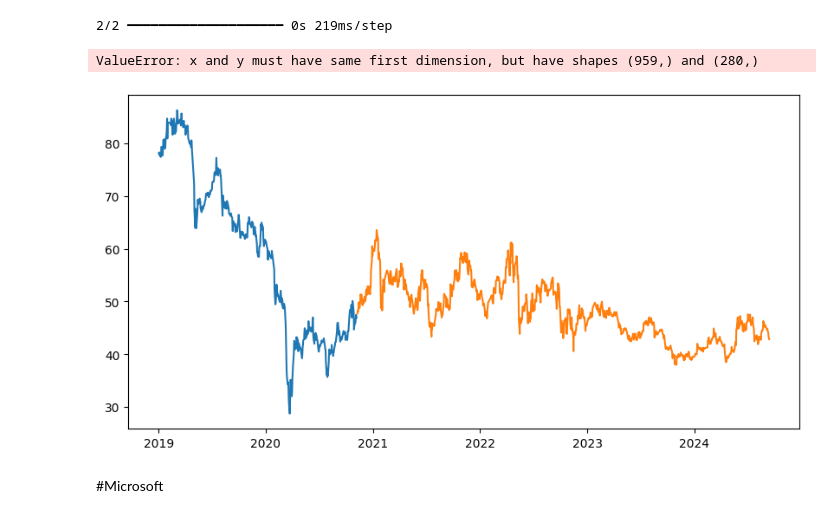
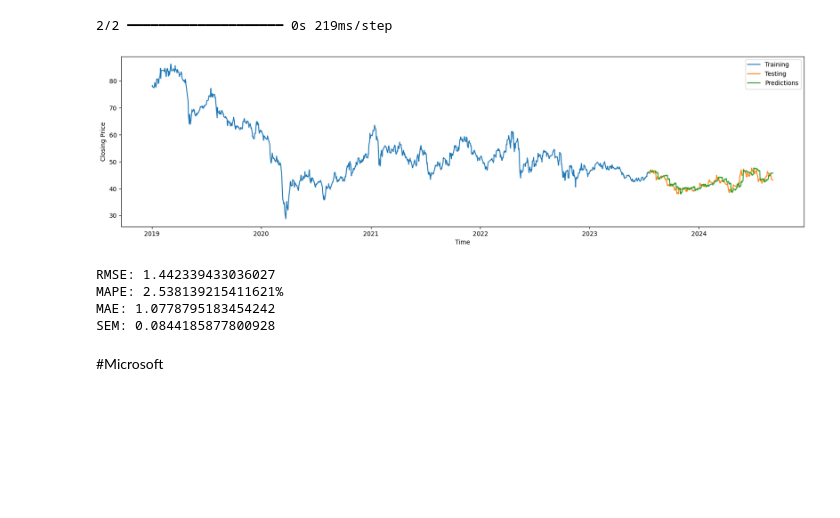
Before and after one commit to abuhmhai/Stock-Price-Prediction-X, a Jupyter notebook: Deep_Learning_Model.ipynb, the cells around one changed output. Drawn from its saved outputs; the diff is of its cells as text; code cells hidden in the pictures; blank space fills up the shorter version.

Commit message:
add img BVH Prediction

```diff
--- a/Deep_Learning_Model.ipynb
+++ b/Deep_Learning_Model.ipynb
@@ -558,14 +558,3 @@ plt.show()
 BVH_prediction = BVH_Model.predict(BVH_Test_X)
 # %% [output]
 2/2 ━━━━━━━━━━━━━━━━━━━━ 0s 219ms/step
-# %%
-plt.figure(figsize=(10, 5))
-plt.plot(BVH['Date'][BVH['Date'] < '2020-11-07'], BVH['Adj. Close'][BVH['Date'] < '2020-11-07'], label = 'Training')
-plt.plot(BVH['Date'][BVH['Date'] >= '2020-11-07'], BVH['Adj. Close'][BVH['Date'] >= '2020-11-07'], label = 'Testing')
-plt.plot(BVH['Date'][BVH['Date'] >= '2020-11-07'], BVH_prediction.reshape(-1), label = 'Predictions')
-plt.xlabel('Time')
-plt.ylabel('Closing Price')
-plt.legend(loc = 'best')
-# %% [output]
-ValueError: x and y must have same first dimension, but have shapes (959,) and (280,)
-[figure, removed]
@@ -577,3 +561,62 @@ print(f'MAPE: {mape}')
+# %%
+
+# Define the start date of testing period
+test_start_date = '2023-07-21'
+
+# Ensure that ACB_Test_Y and ACB_prediction are 1-dimensional
+BVH_Test_Y = np.ravel(BVH_Test_Y)  # Flatten if necessary
+BVH_prediction = np.ravel(BVH_prediction)  # Flatten if necessary
+
+# Create a DataFrame for testing data
+BVH_Test_Data = pd.DataFrame({
+    'Date': BVH['Date'][BVH['Date'] >= test_start_date].reset_index(drop=True)[:len(BVH_Test_Y)],
+    'Adj. Close': BVH_Test_Y
+})
+
+# Add predictions to the DataFrame
+BVH_Test_Data['Predictions'] = BVH_prediction
+
+# Plotting
+plt.figure(figsize=(20, 5))
+
+# Plot Training Data
+plt.plot(BVH['Date'][BVH['Date'] < test_start_date], BVH['Adj. Close'][BVH['Date'] < test_start_date], label='Training')
+
+# Plot Testing Data
+plt.plot(BVH_Test_Data['Date'],BVH_Test_Data['Adj. Close'], label='Testing')
+
+# Plot Predictions
+plt.plot(BVH_Test_Data['Date'], BVH_Test_Data['Predictions'], label='Predictions')
+
+plt.xlabel('Time')
+plt.ylabel('Closing Price')
+plt.legend(loc='best')
+plt.show()
+# %% [output]
+[figure, added]
+# %%
+BVH_Test_Y = np.ravel(BVH_Test_Y)
+BVH_prediction = np.ravel(BVH_prediction)
+# Calculate RMSE
+rmse = math.sqrt(mean_squared_error(BVH_Test_Y, BVH_prediction))
+print(f'RMSE: {rmse}')
+
+# Calculate MAPE
+mape = np.mean(np.abs((BVH_Test_Y - BVH_prediction) / BVH_Test_Y)) * 100
+print(f'MAPE: {mape}%')
+
+# Calculate MAE
+mae = mean_absolute_error(BVH_Test_Y, BVH_prediction)
+print(f'MAE: {mae}')
+
+# Calculate SEM (Standard Error of the Mean)
+sem = np.std(BVH_Test_Y - BVH_prediction) / np.sqrt(len(BVH_Test_Y))
+print(f'SEM: {sem}')
+# %% [output]
+RMSE: 1.442339433036027
+MAPE: 2.538139215411621%
+MAE: 1.0778795183454242
+SEM: 0.0844185877800928
 # %% [markdown]
 #Microsoft
 # %%
```
Also changed, not shown: parts of 1 cell of this notebook, 2 other files.
